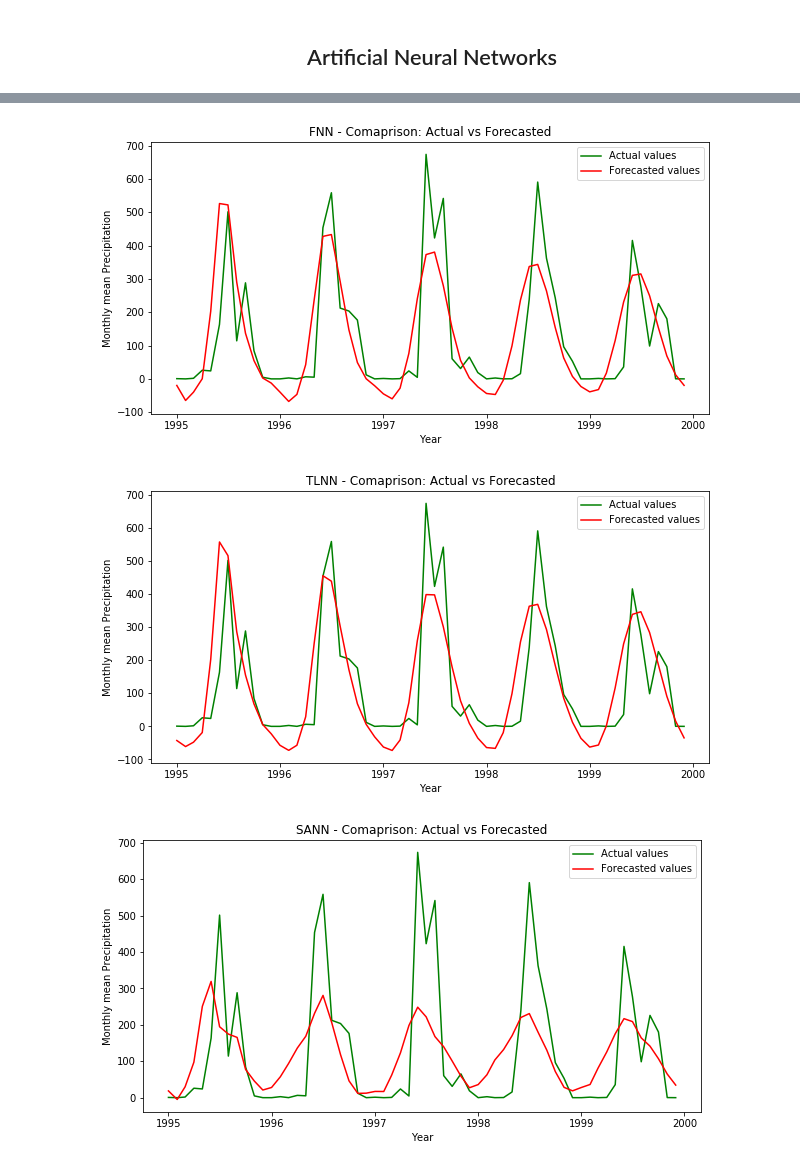
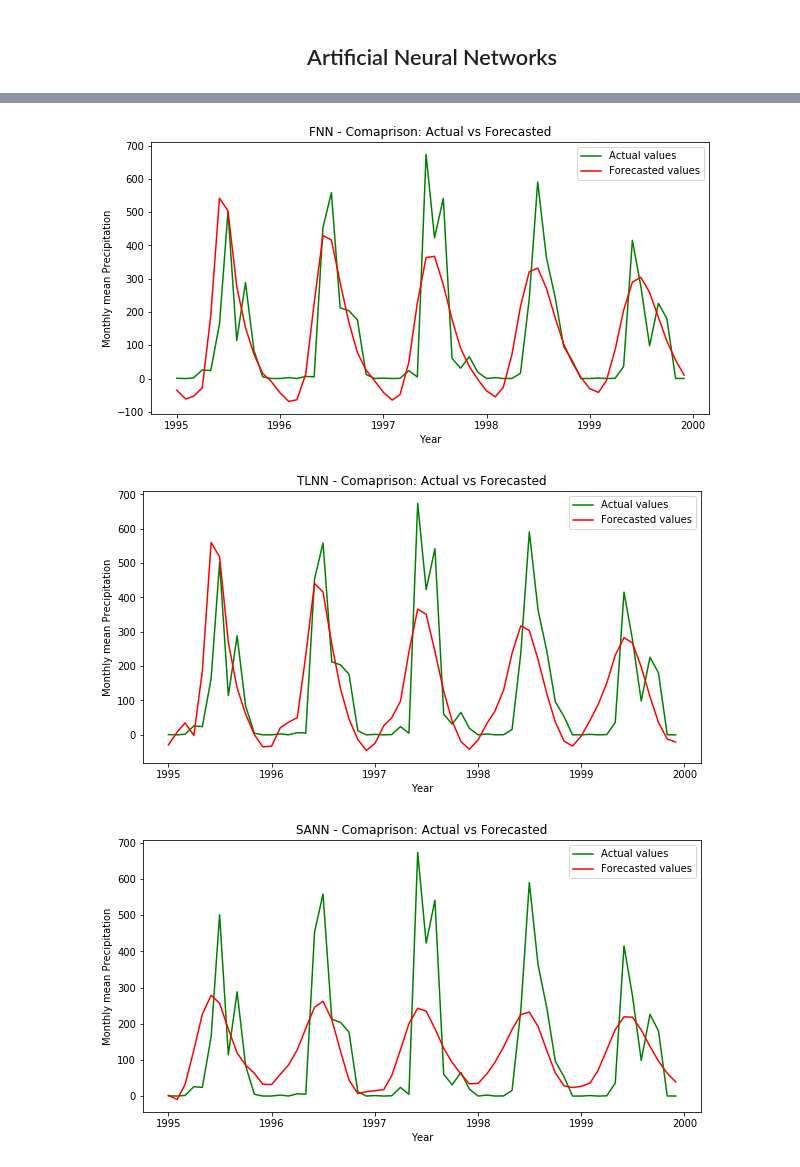
Before and after one commit to Abhishekmamidi123/Time-Series-Forecasting, a Jupyter notebook: Pune_precipitation_analyis_1972_to_2002/Artificial_Neural_Networks.ipynb, the cells around one changed output, grey strips where cells are left out. Drawn from its saved outputs; the diff is of its cells as text; code cells hidden in the pictures.

```diff
--- a/Pune_precipitation_analyis_1972_to_2002/Artificial_Neural_Networks.ipynb
+++ b/Pune_precipitation_analyis_1972_to_2002/Artificial_Neural_Networks.ipynb
@@ -449,13 +449,13 @@ def compare_ANN_methods(rainfall_data, test_rainfall_data, scaler, parameters_FN
 future_steps = 60
 
 # look_back, hidden_nodes, output_nodes, epochs, batch_size, future_steps
-parameters_FNN = [[12, 13], [4], [1], [50], [10], [future_steps]]
+parameters_FNN = [[1,2,3,6,8,10,12,13], [3,4,5,6], [1], [300,500], [5,20], [future_steps]]
 
 # time_lagged_points, hidden_nodes, output_nodes, epochs, batch_size, future_steps
-parameters_TLNN = [[[1,2,3,4,5,6,7,8,9,10,11,12]], [4], [1], [50], [5], [future_steps]]
+parameters_TLNN = [[[1,2,3,11,12], [1,2,3,4,11,12], [1,2,3,11,12,13], [1,2,3,4,5,6,10,11,12]], [3,4,5,6], [1], [300,500], [5,20], [future_steps]]
 
 # seasonal_period, hidden_nodes, epochs, batch_size, future_steps
-parameters_SANN = [[12], [15], [200], [10], [future_steps]]
+parameters_SANN = [[12], [3,4,5,6,7,8,9,10], [300,500], [10,20], [future_steps]]
 
 compare_ANN_methods(rainfall_data, test_rainfall_data, scaler,
                     parameters_FNN, parameters_TLNN, parameters_SANN, future_steps)
@@ -480,3 +480,3 @@ Root Mean Squared Error(RMSE): 117.97
-[figure, old version]
+[figure, new version]
-[figure, old version]
+[figure, new version]
-[figure, old version]
+[figure, new version]
```
Also changed, not shown: parts of 1 cell of this notebook.
